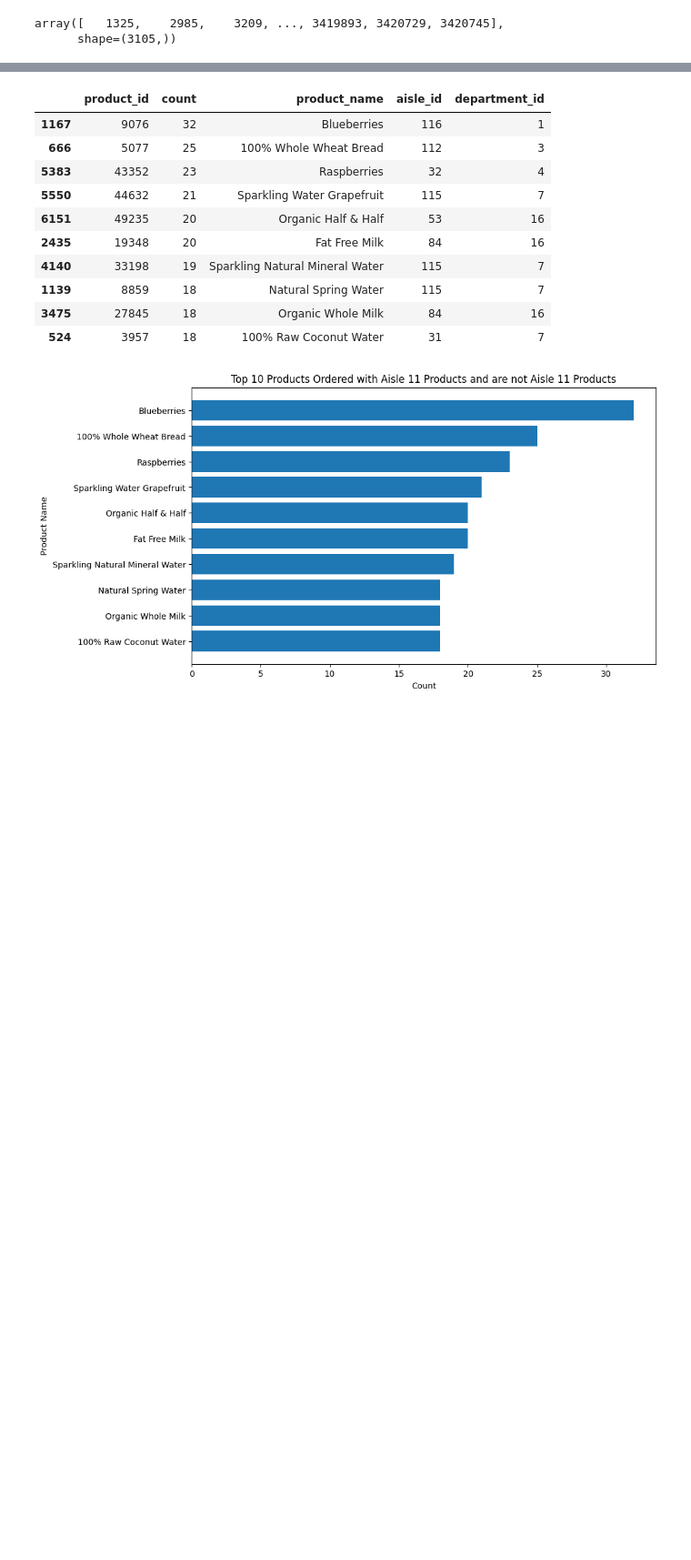
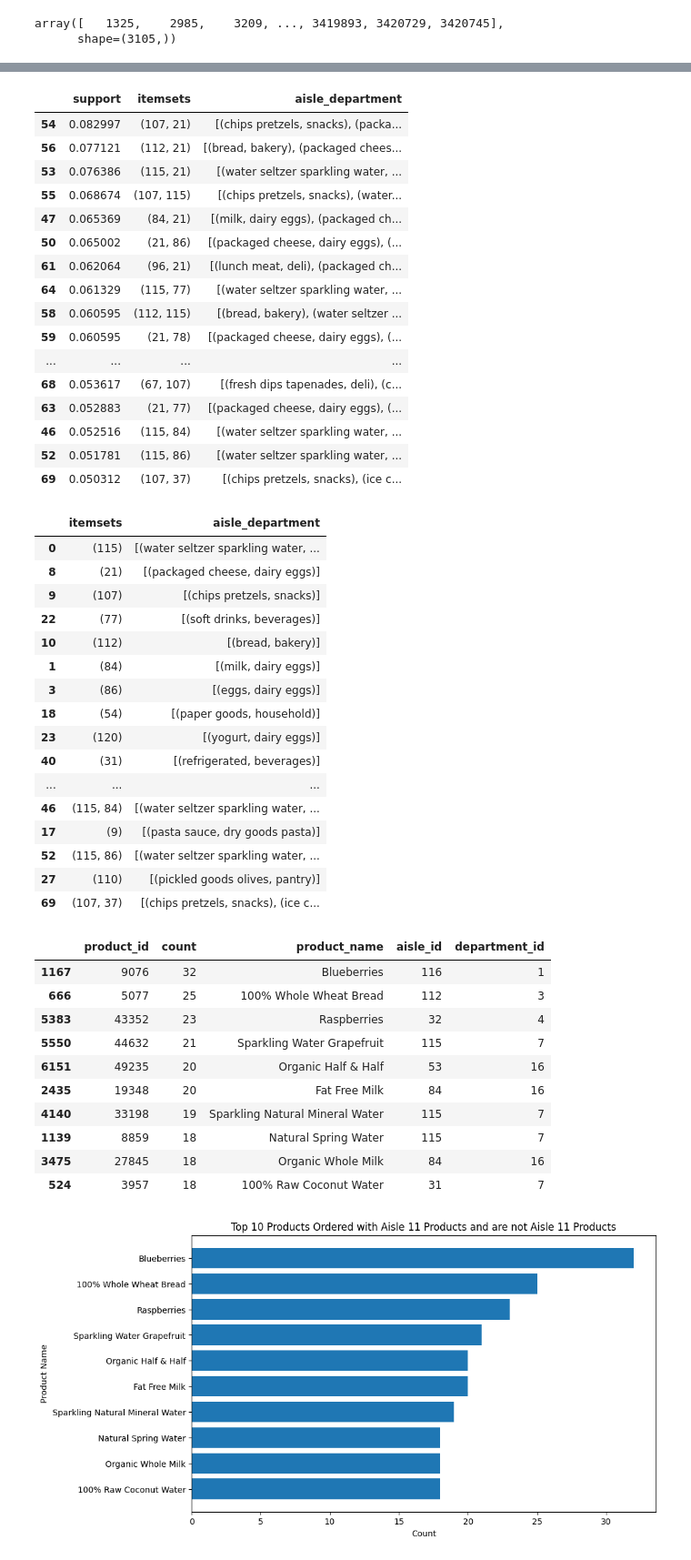
Before and after one commit to PorfirioTavira/comp541Proj, a Jupyter notebook: 541_proj2.ipynb, the cells around one changed output, grey strips where cells are left out. Shown at 91% size. Drawn from its saved outputs; the diff is of its cells as text; code cells hidden in the pictures; blank space fills up the shorter version.

```diff
--- a/541_proj2.ipynb
+++ b/541_proj2.ipynb
@@ -181,9 +180,12 @@ from mlxtend.preprocessing import TransactionEncoder
 te = TransactionEncoder()
 te_ary = te.fit(L).transform(L)
 df = pd.DataFrame(te_ary, columns=te.columns_)
-df = df.sample(frac=0.9, random_state=1)  # Sample 0% of the data for faster processing
+#df = df.sample(frac=0.8, random_state=42)  # Sample 60% of the data for faster processing
 # %%
 from mlxtend.frequent_patterns import apriori, fpgrowth, association_rules
-frequent_itemsets_fp = fpgrowth(df, min_support=.005, use_colnames=True)
+frequent_itemsets_fp = fpgrowth(df, min_support=.05, use_colnames=True)
 frequent_itemsets_fp
+#Sort the frequent itemsets by support
+frequent_itemsets_fp = frequent_itemsets_fp.sort_values(by='support', ascending=False)
+display(frequent_itemsets_fp.head(10))
 # %% [output]
@@ -191,3 +203,60 @@ KeyboardInterrupt:
+# %%
+# Display itemsets that have more than 1 item
+pd.set_option('display.max_colwidth', 1000)
+display(frequent_itemsets_fp[frequent_itemsets_fp['itemsets'].apply(lambda x: len(x) > 1)].sort_values(by='support', ascending=False))
+#Create a dataframe that contains the aisle_id and department_id of the products in the itemsets
+aisle_id_dict = df_aisles.set_index('aisle_id')['aisle'].to_dict()
+department_id_dict = df_departments.set_index('department_id')['department'].to_dict()
+# Create a function to get the aisle and department of the products in the itemsets
+def get_aisle_department(itemset):
+    aisle_department = []
+    for item in itemset:
+        # Ensure item is an integer and fetch aisle and department
+        aisle_id = item
+        department_id = df_products_info[df_products_info['aisle_id'] == aisle_id]['department_id'].iloc[0]
+        aisle_department.append((aisle_id_dict[aisle_id], department_id_dict[department_id]))
+    return aisle_department
+# Create a new column in the frequent_itemsets_fp dataframe that contains the aisle and department of the products in the itemsets
+frequent_itemsets_fp['aisle_department'] = frequent_itemsets_fp['itemsets'].apply(get_aisle_department)
+# Display the aisle and department of the products in the itemsets
+#Set max ccolwidth to 1000
+
+display(frequent_itemsets_fp[['itemsets', 'aisle_department']])
+# %% [output]
+|  | support | itemsets | aisle_department |
+| 54 | 0.082997 | (107, 21) | [(chips pretzels, snacks), (packa... |
+| 56 | 0.077121 | (112, 21) | [(bread, bakery), (packaged chees... |
+| 53 | 0.076386 | (115, 21) | [(water seltzer sparkling water, ... |
+| 55 | 0.068674 | (107, 115) | [(chips pretzels, snacks), (water... |
+| 47 | 0.065369 | (84, 21) | [(milk, dairy eggs), (packaged ch... |
+| 50 | 0.065002 | (21, 86) | [(packaged cheese, dairy eggs), (... |
+| 61 | 0.062064 | (96, 21) | [(lunch meat, deli), (packaged ch... |
+| 64 | 0.061329 | (115, 77) | [(water seltzer sparkling water, ... |
+| 58 | 0.060595 | (112, 115) | [(bread, bakery), (water seltzer ... |
+| 59 | 0.060595 | (21, 78) | [(packaged cheese, dairy eggs), (... |
+| ... | ... | ... | ... |
+| 68 | 0.053617 | (67, 107) | [(fresh dips tapenades, deli), (c... |
+| 63 | 0.052883 | (21, 77) | [(packaged cheese, dairy eggs), (... |
+| 46 | 0.052516 | (115, 84) | [(water seltzer sparkling water, ... |
+| 52 | 0.051781 | (115, 86) | [(water seltzer sparkling water, ... |
+| 69 | 0.050312 | (107, 37) | [(chips pretzels, snacks), (ice c... |
+|  | itemsets | aisle_department |
+| 0 | (115) | [(water seltzer sparkling water, ... |
+| 8 | (21) | [(packaged cheese, dairy eggs)] |
+| 9 | (107) | [(chips pretzels, snacks)] |
+| 22 | (77) | [(soft drinks, beverages)] |
+| 10 | (112) | [(bread, bakery)] |
+| 1 | (84) | [(milk, dairy eggs)] |
+| 3 | (86) | [(eggs, dairy eggs)] |
+| 18 | (54) | [(paper goods, household)] |
+| 23 | (120) | [(yogurt, dairy eggs)] |
+| 40 | (31) | [(refrigerated, beverages)] |
+| ... | ... | ... |
+| 46 | (115, 84) | [(water seltzer sparkling water, ... |
+| 17 | (9) | [(pasta sauce, dry goods pasta)] |
+| 52 | (115, 86) | [(water seltzer sparkling water, ... |
+| 27 | (110) | [(pickled goods olives, pantry)] |
+| 69 | (107, 37) | [(chips pretzels, snacks), (ice c... |
 # %%
 #Get all orders that have a products from aisle 11
 df_aisle_11_orders = df_order_products_train[df_order_products_train['aisle_id'] == 11]['order_id'].unique()
```
Also changed, not shown: parts of 8 cells of this notebook, 1 other file.
